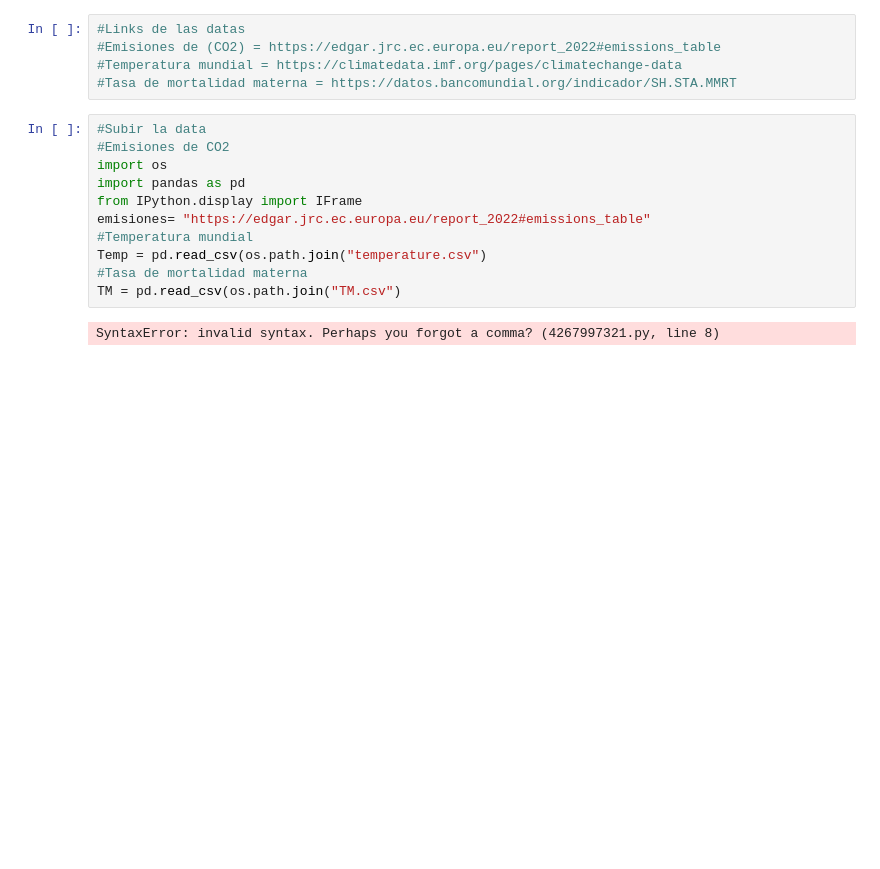
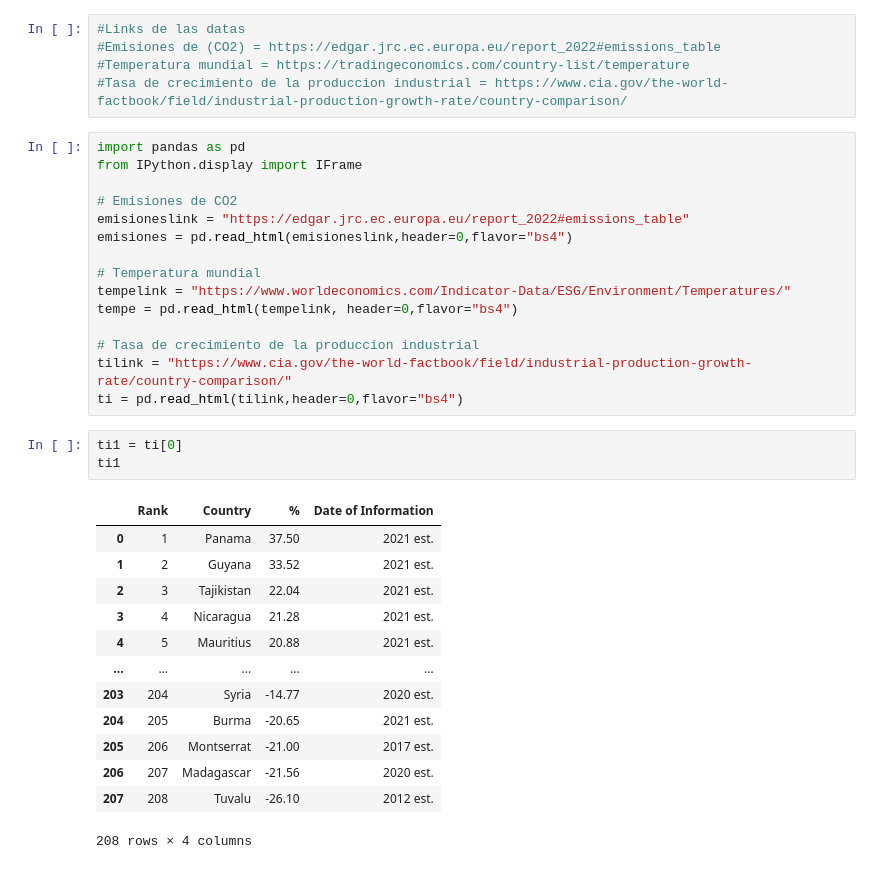
Before and after one commit to Pucp-Quintana/Evaluacion-1-, a Jupyter notebook: Untitled1.ipynb, the cells around one changed output. Drawn from its saved outputs; the diff is of its cells as text; blank space fills up the shorter version.

```diff
--- a/Untitled1.ipynb
+++ b/Untitled1.ipynb
@@ -1,18 +1,37 @@
 # %%
 #Links de las datas
 #Emisiones de (CO2) = https://edgar.jrc.ec.europa.eu/report_2022#emissions_table
-#Temperatura mundial = https://climatedata.imf.org/pages/climatechange-data
-#Tasa de mortalidad materna = https://datos.bancomundial.org/indicador/SH.STA.MMRT
+#Temperatura mundial = https://tradingeconomics.com/country-list/temperature
+#Tasa de crecimiento de la produccion industrial = https://www.cia.gov/the-world-factbook/field/industrial-production-growth-rate/country-comparison/
-# %%
-#Subir la data
-#Emisiones de CO2
-import os
-import pandas as pd
-from IPython.display import IFrame
-emisiones= "https://edgar.jrc.ec.europa.eu/report_2022#emissions_table"
-#Temperatura mundial
-Temp = pd.read_csv(os.path.join("temperature.csv")
-#Tasa de mortalidad materna
-TM = pd.read_csv(os.path.join("TM.csv")
-# %% [output]
-SyntaxError: invalid syntax. Perhaps you forgot a comma? (4267997321.py, line 8)
+# %%
+import pandas as pd
+from IPython.display import IFrame
+
+# Emisiones de CO2
+emisioneslink = "https://edgar.jrc.ec.europa.eu/report_2022#emissions_table"
+emisiones = pd.read_html(emisioneslink,header=0,flavor="bs4")
+
+# Temperatura mundial
+tempelink = "https://www.worldeconomics.com/Indicator-Data/ESG/Environment/Temperatures/"
+tempe = pd.read_html(tempelink, header=0,flavor="bs4")
+
+# Tasa de crecimiento de la produccion industrial
+tilink = "https://www.cia.gov/the-world-factbook/field/industrial-production-growth-rate/country-comparison/"
+ti = pd.read_html(tilink,header=0,flavor="bs4")
+# %%
+ti1 = ti[0]
+ti1
+# %% [output]
+|  | Rank | Country | % | Date of Information |
+| 0 | 1 | Panama | 37.50 | 2021 est. |
+| 1 | 2 | Guyana | 33.52 | 2021 est. |
+| 2 | 3 | Tajikistan | 22.04 | 2021 est. |
+| 3 | 4 | Nicaragua | 21.28 | 2021 est. |
+| 4 | 5 | Mauritius | 20.88 | 2021 est. |
+| ... | ... | ... | ... | ... |
+| 203 | 204 | Syria | -14.77 | 2020 est. |
+| 204 | 205 | Burma | -20.65 | 2021 est. |
+| 205 | 206 | Montserrat | -21.00 | 2017 est. |
+| 206 | 207 | Madagascar | -21.56 | 2020 est. |
+| 207 | 208 | Tuvalu | -26.10 | 2012 est. |
+208 rows × 4 columns
```
Also changed, not shown: parts of 7 cells of this notebook, 3 other files.
